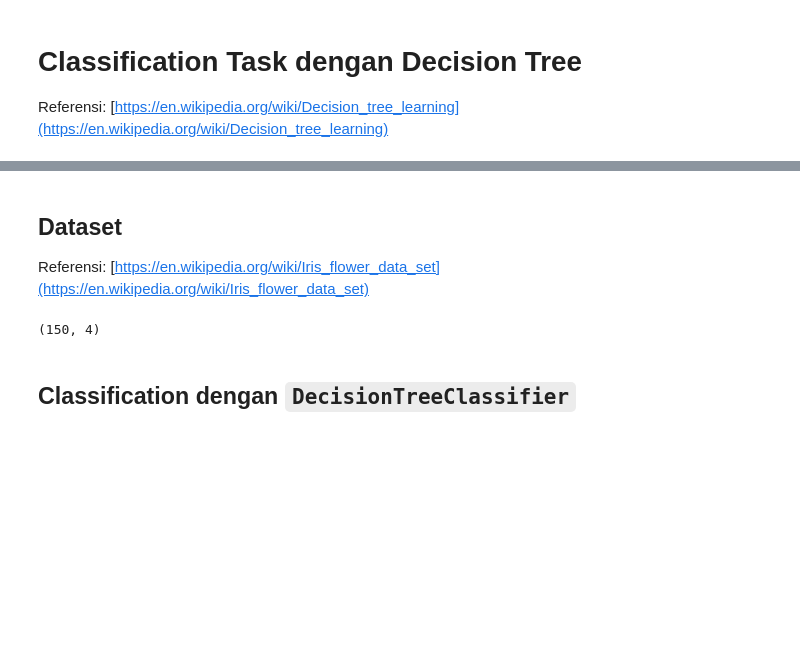
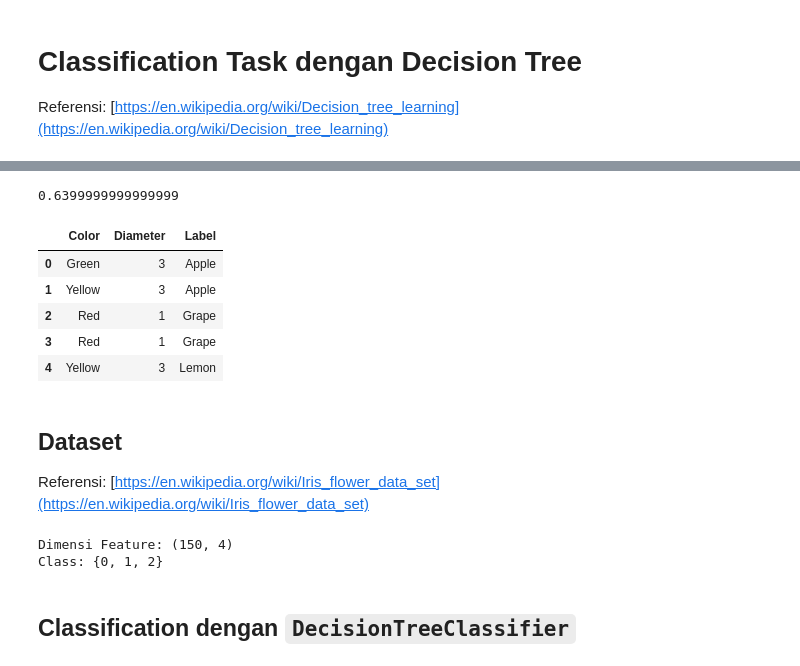
Before and after one commit to boedybios/belajar_scikit_learn, a Jupyter notebook: 15_decision_tree_classification.ipynb, the cells around one changed output, grey strips where cells are left out. Cells and saved outputs as stored; diff of their text form; code cells hidden in the pictures; blank space fills up the shorter version.

```diff
--- a/15_decision_tree_classification.ipynb
+++ b/15_decision_tree_classification.ipynb
@@ -35,3 +69,30 @@ $G = \frac{4}{4+6} \times 0 + \frac{6}{4+6} \times  0.2778 = 0.16668$
+# %%
+1 - ( (2/5)**2 + (2/5)**2 + (1/5)**2 )
+# %% [output]
+0.6399999999999999
+# %%
+import pandas as pd
+
+training_data = [
+    ['Green', 3, 'Apple'],
+    ['Yellow', 3, 'Apple'],
+    ['Red', 1, 'Grape'],
+    ['Red', 1, 'Grape'],
+    ['Yellow', 3, 'Lemon'],
+]
+
+# Column labels.
+# These are used only to print the tree.
+header = ["Color", "Diameter", "Label"]
+
+pd.DataFrame(training_data, columns=header)
+# %% [output]
+|  | Color | Diameter | Label |
+| 0 | Green | 3 | Apple |
+| 1 | Yellow | 3 | Apple |
+| 2 | Red | 1 | Grape |
+| 3 | Red | 1 | Grape |
+| 4 | Yellow | 3 | Lemon |
 # %% [markdown]
 ## Dataset
 
@@ -41,9 +102,11 @@ from sklearn.datasets import load_iris
 
 X, y = load_iris(return_X_y=True)
 
-X.shape
+print(f'Dimensi Feature: {X.shape}')
+print(f'Class: {set(y)}')
 # %% [output]
-(150, 4)
+Dimensi Feature: (150, 4)
+Class: {0, 1, 2}
 # %%
 from sklearn.model_selection import train_test_split
 
```
Also changed, not shown: parts of 5 cells of this notebook, 3 other files.
